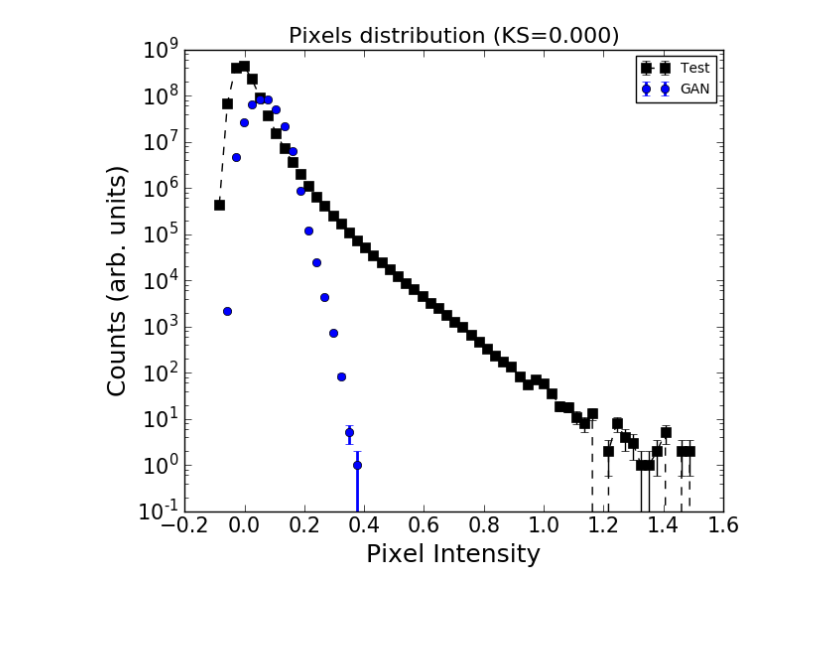
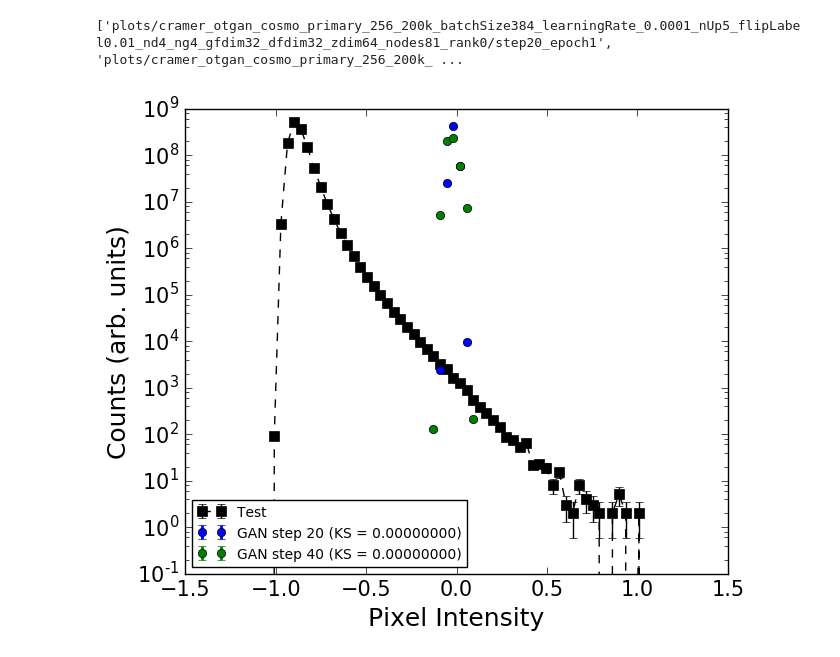
Before and after one commit to azrael417/cosmoGAN, a Jupyter notebook: run_scripts/histogram_analysis.ipynb, the cells around one changed output. Drawn from its saved outputs; the diff is of its cells as text; code cells hidden in the pictures; blank space fills up the shorter version.

```diff
--- a/run_scripts/histogram_analysis.ipynb
+++ b/run_scripts/histogram_analysis.ipynb
@@ -7,40 +8,49 @@ import matplotlib
 import matplotlib.pyplot as plt
 %matplotlib inline
 # %%
-datapath="plots/cramer_otgan_cosmo_primary_256_200k_batchSize256_learningRate_0.001_nUp5_flipLabel0.01_nd4_ng4_gfdim32_dfdim32_zdim64_nodes64_rank0"
-step=340
-filename=glob.glob(os.path.join(datapath,"step{s}_epoch*".format(s=step)))[0]
+step_threshold = 10
+datapath="plots/cramer_otgan_cosmo_primary_256_200k_batchSize384_learningRate_0.001_nUp5_flipLabel0.01_nd4_ng4_gfdim32_dfdim32_zdim64_nodes81_rank0/"
+filenames=sorted(glob.glob(os.path.join(datapath,"step*_epoch*")))
+print(filenames)
+# %% [output]
+['plots/cramer_otgan_cosmo_primary_256_200k_batchSize384_learningRate_0.0001_nUp5_flipLabel0.01_nd4_ng4_gfdim32_dfdim32_zdim64_nodes81_rank0/step20_epoch1', 'plots/cramer_otgan_cosmo_primary_256_200k_ ...
 # %%
+#set up plot
+fig, ax = plt.subplots(figsize=(7,6))
+
 #get arrays from file
-data = np.load(os.path.join(filename,"pixel_intensity.npz"))
+for idx,fname in enumerate(filenames):
+    data = np.load(os.path.join(fname,"pixel_intensity.npz"))
 
-#extract fields
-test_bins = data["test_bins"]
-test_hist = data["test_hist"]
-test_err = np.sqrt(test_hist)
-fake_bins = data["fake_bins"]
-fake_hist = data["fake_hist"]
-fake_err = np.sqrt(fake_hist)
+    #extract fields
+    test_bins = data["test_bins"]
+    test_hist = data["test_hist"]
+    test_err = np.sqrt(test_hist)
+    fake_bins = data["fake_bins"]
+    fake_hist = data["fake_hist"]
+    fake_err = np.sqrt(fake_hist)
 
-#KS test
-ks_test = stats.ks_2samp(test_hist, fake_hist)[1]
+    #KS test
+    ks_test = stats.ks_2samp(test_hist, fake_hist)[1]
 
-fig, ax = plt.subplots(figsize=(7,6))
-#plot test
-ax.errorbar(test_bins, test_hist, yerr=test_err, fmt='--ks', label='Test', markersize=7)
+    #plot test
+    if idx==0:
+        ax.errorbar(test_bins, test_hist, yerr=test_err, fmt='--ks', label='Test', markersize=7)
 
-# plot generated
-fake_label = 'GAN'
-ax.errorbar(fake_bins, fake_hist, yerr=fake_err, fmt='o', label=fake_label, linewidth=2, markersize=6);
+    step = int(re.findall("step(\d{1,})\_",fname)[0])
+    if step < step_threshold:
+        continue
+
+    # plot generated
+    fake_label = 'GAN step '+str(step)+' (KS = {:0.8f})'.format(ks_test)
+    ax.errorbar(fake_bins, fake_hist, yerr=fake_err, fmt='o', label=fake_label, linewidth=2, markersize=6);
 
 ax.legend(loc="best", fontsize=10)
 ax.set_yscale('log');
 ax.set_xlabel('Pixel Intensity', fontsize=18);
 ax.set_ylabel('Counts (arb. units)', fontsize=18);
 plt.tick_params(axis='both', labelsize=15, length=5)
 plt.tick_params(axis='both', which='minor', length=3)
-# plt.ylim(5e-10, 8*10**7)
-# plt.xlim(-0.3,1.1)
-plt.title('Pixels distribution (KS=%2.3f)'%ks_test, fontsize=16);
+#plt.title('Pixels distribution (KS=%2.3f)'%ks_test, fontsize=16);
 # %% [output]
-[figure, old version]
+[figure, new version]
```
Also changed, not shown: parts of 1 cell of this notebook, 6 other files.
